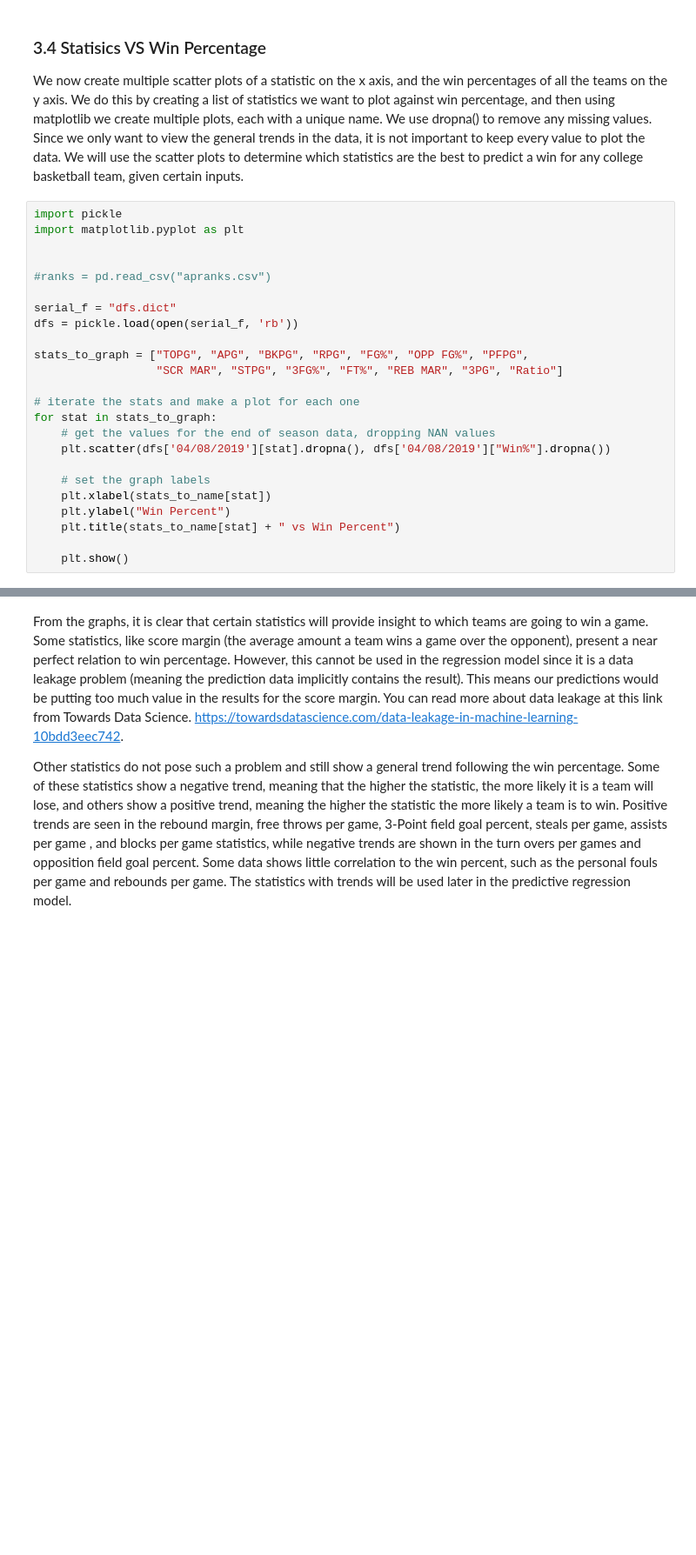
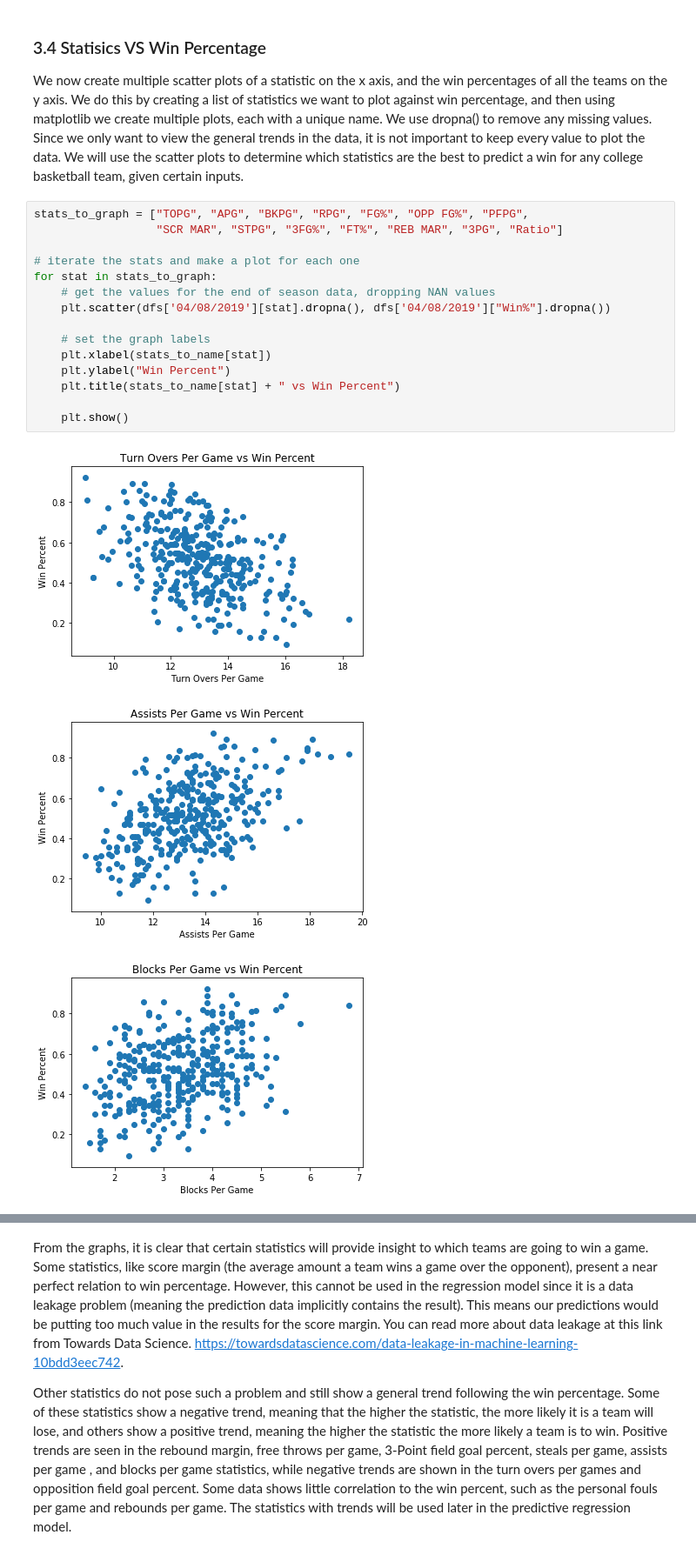
Before and after one commit to cnalty/final320project, a Jupyter notebook: main2 (1).ipynb, the cells around one changed output, grey strips where cells are left out. Shown at 87% size. Drawn from its saved outputs; the diff is of its cells as text; blank space fills up the shorter version.

```diff
--- a/main2 (1).ipynb
+++ b/main2 (1).ipynb
@@ -471,26 +525,21 @@ we create multiple plots, each with a unique name. We use dropna() to remove any
 view the general trends in the data, it is not important to keep every value to plot the data. We will use the scatter
 plots to determine which statistics are the best to predict a win for any college basketball team, given certain inputs.
 # %%
-import pickle
-import matplotlib.pyplot as plt
-
-
-#ranks = pd.read_csv("apranks.csv")
-
-serial_f = "dfs.dict"
-dfs = pickle.load(open(serial_f, 'rb'))
-
 stats_to_graph = ["TOPG", "APG", "BKPG", "RPG", "FG%", "OPP FG%", "PFPG",
                   "SCR MAR", "STPG", "3FG%", "FT%", "REB MAR", "3PG", "Ratio"]
 
 # iterate the stats and make a plot for each one
 for stat in stats_to_graph:
     # get the values for the end of season data, dropping NAN values
     plt.scatter(dfs['04/08/2019'][stat].dropna(), dfs['04/08/2019']["Win%"].dropna())
 
     # set the graph labels
     plt.xlabel(stats_to_name[stat])
     plt.ylabel("Win Percent")
     plt.title(stats_to_name[stat] + " vs Win Percent")
 
     plt.show()
+# %% [output]
+[figure, added]
+[figure, added]
+[figure, added]
```
Also changed, not shown: parts of 8 cells of this notebook.
